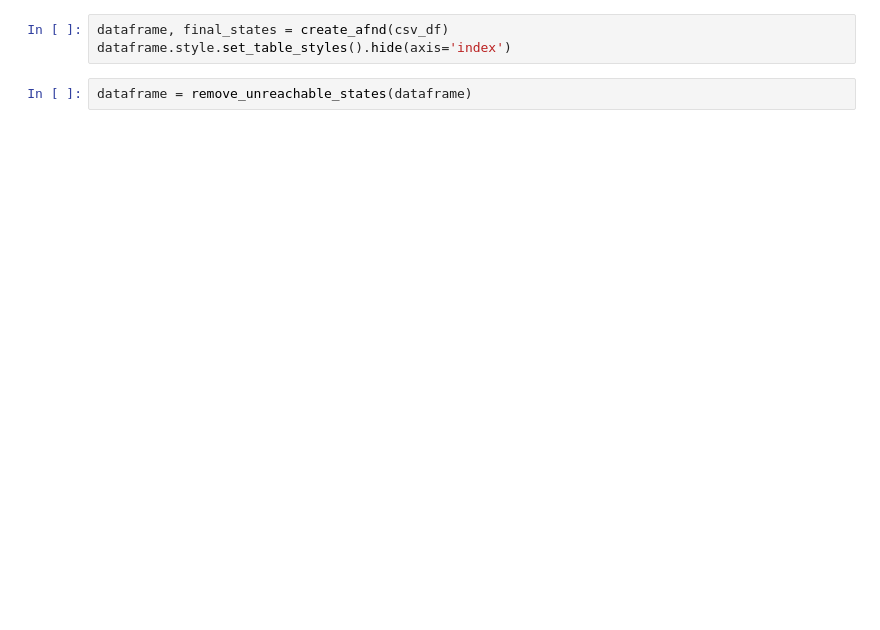
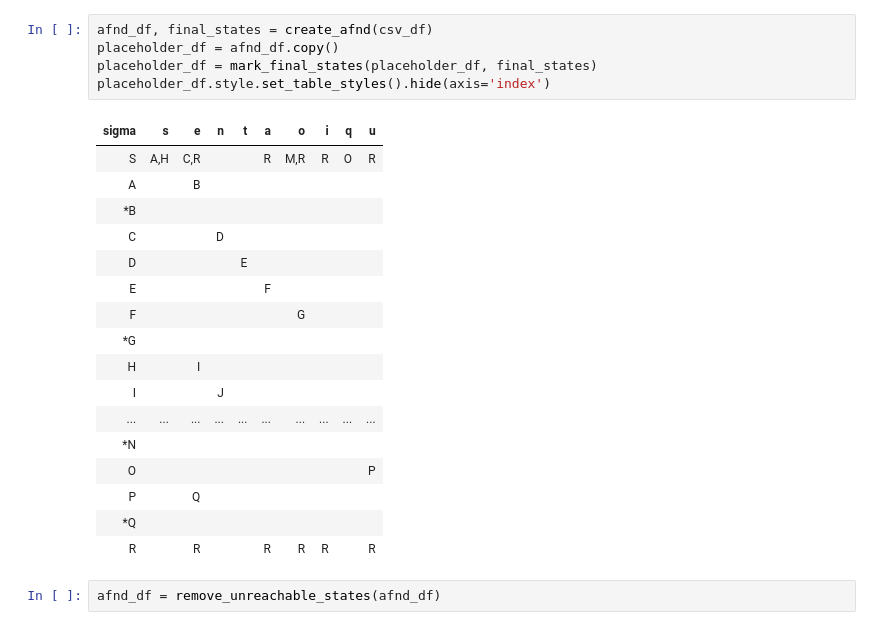
Before and after one commit to matth3wss/projeto_lfa_afd, a Jupyter notebook: reading.ipynb, the cells around one changed output. Cells and saved outputs as stored; diff of their text form; blank space fills up the shorter version.

```diff
--- a/reading.ipynb
+++ b/reading.ipynb
@@ -10,6 +22,26 @@ csv_df
 # %%
-dataframe, final_states = create_afnd(csv_df)
-dataframe.style.set_table_styles().hide(axis='index')
+afnd_df, final_states = create_afnd(csv_df)
+placeholder_df = afnd_df.copy()
+placeholder_df = mark_final_states(placeholder_df, final_states)
+placeholder_df.style.set_table_styles().hide(axis='index')
+# %% [output]
+| sigma | s | e | n | t | a | o | i | q | u |
+| S | A,H | C,R |  |  | R | M,R | R | O | R |
+| A |  | B |  |  |  |  |  |  |  |
+| *B |  |  |  |  |  |  |  |  |  |
+| C |  |  | D |  |  |  |  |  |  |
+| D |  |  |  | E |  |  |  |  |  |
+| E |  |  |  |  | F |  |  |  |  |
+| F |  |  |  |  |  | G |  |  |  |
+| *G |  |  |  |  |  |  |  |  |  |
+| H |  | I |  |  |  |  |  |  |  |
+| I |  |  | J |  |  |  |  |  |  |
+| ... | ... | ... | ... | ... | ... | ... | ... | ... | ... |
+| *N |  |  |  |  |  |  |  |  |  |
+| O |  |  |  |  |  |  |  |  | P |
+| P |  | Q |  |  |  |  |  |  |  |
+| *Q |  |  |  |  |  |  |  |  |  |
+| R |  | R |  |  | R | R | R |  | R |
-# %%
-dataframe = remove_unreachable_states(dataframe)
+# %%
+afnd_df = remove_unreachable_states(afnd_df)
 # %%
```
Also changed, not shown: parts of 8 cells of this notebook.
